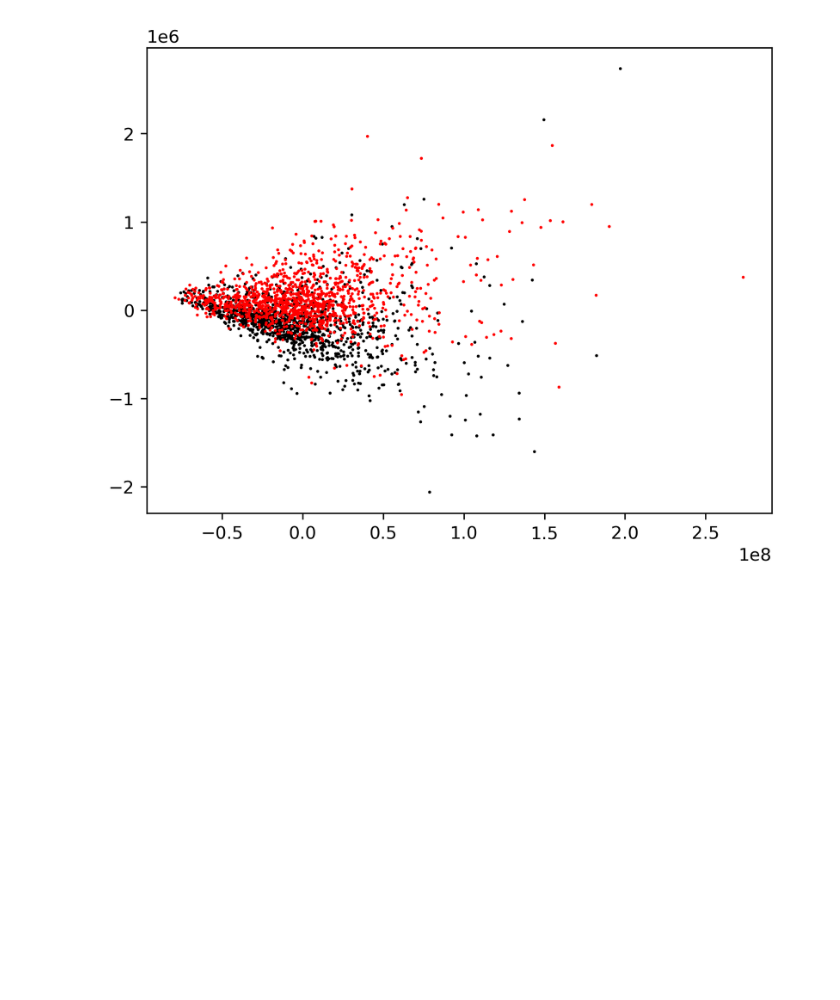
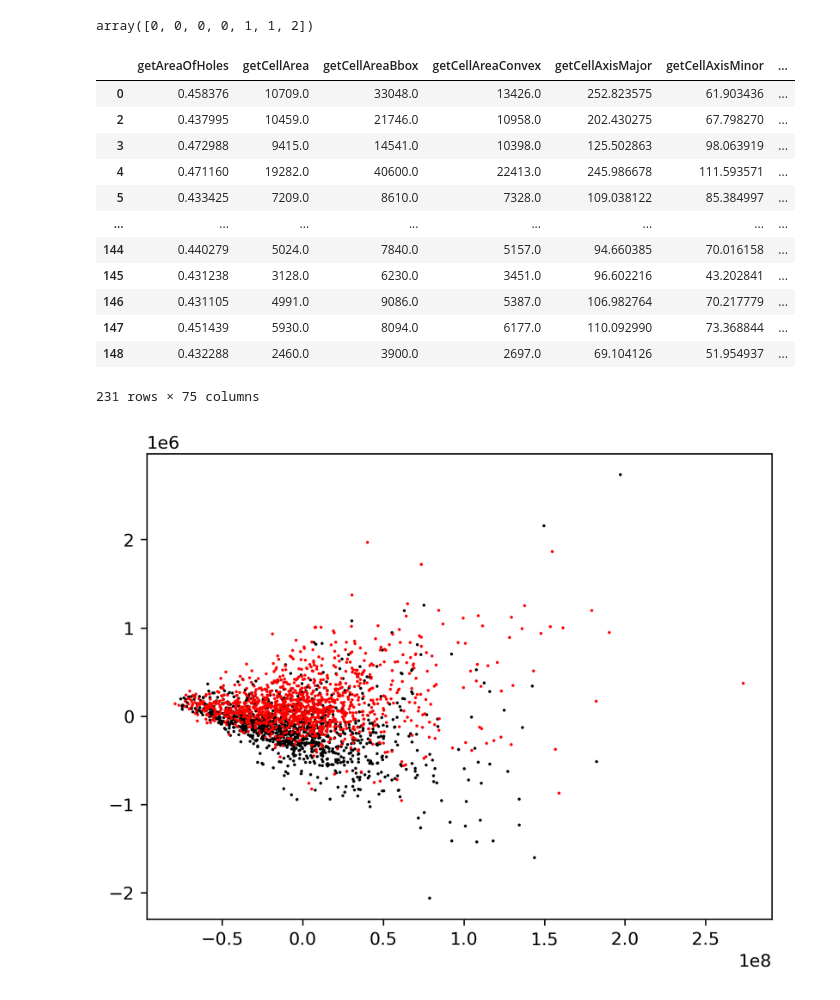
Before and after one commit to Antonio-Maschio/AML_FProject, a Jupyter notebook: clustering_LDB.ipynb, the cells around one changed output. Cells and saved outputs as stored; diff of their text form; code cells hidden in the pictures; blank space fills up the shorter version.

```diff
--- a/clustering_LDB.ipynb
+++ b/clustering_LDB.ipynb
@@ -72,0 +67,2 @@ for fname in tqdm(penetramax_fnames):
+# %%
+ds = Dataset(control_fnames, penetramax_fnames)
@@ -72,0 +89,28 @@ for fname in tqdm(penetramax_fnames):
+# %%
+def get_generations(levels):
+    from numpy import array
+    return array([l // 1000 for l in levels])
+
+levels = [1, 2, 4, 5, 1000, 1001, 2001]
+
+get_generations(levels)
+# %% [output]
+array([0, 0, 0, 0, 1, 1, 2])
+# %%
+ds.performDimReduction()
+ds.makeKDE()
+ds.makeSelection()
+# %% [output]
+|  | getAreaOfHoles | getCellArea | getCellAreaBbox | getCellAreaConvex | getCellAxisMajor | getCellAxisMinor | ... |
+| 0 | 0.458376 | 10709.0 | 33048.0 | 13426.0 | 252.823575 | 61.903436 | ... |
+| 2 | 0.437995 | 10459.0 | 21746.0 | 10958.0 | 202.430275 | 67.798270 | ... |
+| 3 | 0.472988 | 9415.0 | 14541.0 | 10398.0 | 125.502863 | 98.063919 | ... |
+| 4 | 0.471160 | 19282.0 | 40600.0 | 22413.0 | 245.986678 | 111.593571 | ... |
+| 5 | 0.433425 | 7209.0 | 8610.0 | 7328.0 | 109.038122 | 85.384997 | ... |
+| ... | ... | ... | ... | ... | ... | ... | ... |
+| 144 | 0.440279 | 5024.0 | 7840.0 | 5157.0 | 94.660385 | 70.016158 | ... |
+| 145 | 0.431238 | 3128.0 | 6230.0 | 3451.0 | 96.602216 | 43.202841 | ... |
+| 146 | 0.431105 | 4991.0 | 9086.0 | 5387.0 | 106.982764 | 70.217779 | ... |
+| 147 | 0.451439 | 5930.0 | 8094.0 | 6177.0 | 110.092990 | 73.368844 | ... |
+| 148 | 0.432288 | 2460.0 | 3900.0 | 2697.0 | 69.104126 | 51.954937 | ... |
+231 rows × 75 columns
```
Also changed, not shown: parts of 5 cells of this notebook, 3 other files.
